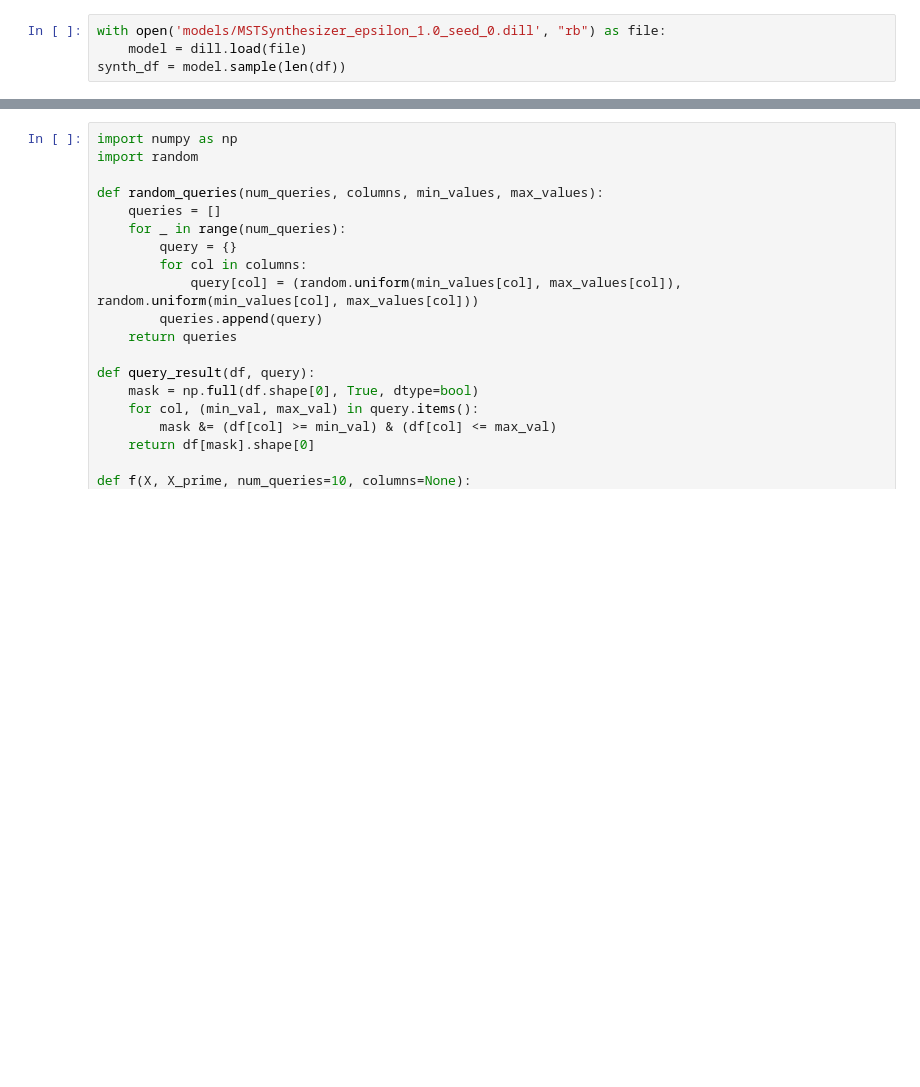
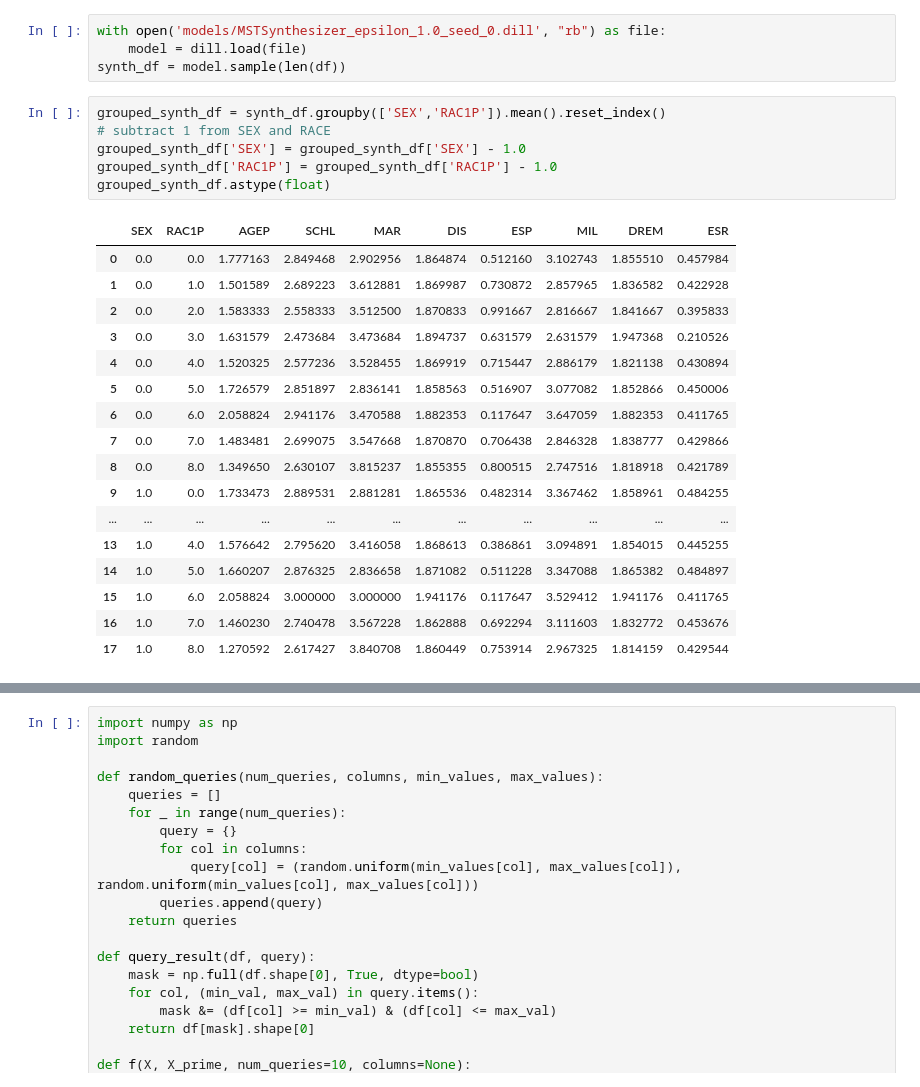
Before and after one commit to lurosenb/stratify_dp, a Jupyter notebook: test.ipynb, the cells around one changed output, grey strips where cells are left out. Drawn from its saved outputs; the diff is of its cells as text; blank space fills up the shorter version.

```diff
--- a/test.ipynb
+++ b/test.ipynb
@@ -28,3 +68,27 @@ synth_df = model.sample(len(df))
 with open('models/MSTSynthesizer_epsilon_1.0_seed_0.dill', "rb") as file:
     model = dill.load(file)
 synth_df = model.sample(len(df))
+# %%
+grouped_synth_df = synth_df.groupby(['SEX','RAC1P']).mean().reset_index()
+# subtract 1 from SEX and RACE
+grouped_synth_df['SEX'] = grouped_synth_df['SEX'] - 1.0
+grouped_synth_df['RAC1P'] = grouped_synth_df['RAC1P'] - 1.0
+grouped_synth_df.astype(float)
+# %% [output]
+|  | SEX | RAC1P | AGEP | SCHL | MAR | DIS | ESP | MIL | DREM | ESR |
+| 0 | 0.0 | 0.0 | 1.777163 | 2.849468 | 2.902956 | 1.864874 | 0.512160 | 3.102743 | 1.855510 | 0.457984 |
+| 1 | 0.0 | 1.0 | 1.501589 | 2.689223 | 3.612881 | 1.869987 | 0.730872 | 2.857965 | 1.836582 | 0.422928 |
+| 2 | 0.0 | 2.0 | 1.583333 | 2.558333 | 3.512500 | 1.870833 | 0.991667 | 2.816667 | 1.841667 | 0.395833 |
+| 3 | 0.0 | 3.0 | 1.631579 | 2.473684 | 3.473684 | 1.894737 | 0.631579 | 2.631579 | 1.947368 | 0.210526 |
+| 4 | 0.0 | 4.0 | 1.520325 | 2.577236 | 3.528455 | 1.869919 | 0.715447 | 2.886179 | 1.821138 | 0.430894 |
+| 5 | 0.0 | 5.0 | 1.726579 | 2.851897 | 2.836141 | 1.858563 | 0.516907 | 3.077082 | 1.852866 | 0.450006 |
+| 6 | 0.0 | 6.0 | 2.058824 | 2.941176 | 3.470588 | 1.882353 | 0.117647 | 3.647059 | 1.882353 | 0.411765 |
+| 7 | 0.0 | 7.0 | 1.483481 | 2.699075 | 3.547668 | 1.870870 | 0.706438 | 2.846328 | 1.838777 | 0.429866 |
+| 8 | 0.0 | 8.0 | 1.349650 | 2.630107 | 3.815237 | 1.855355 | 0.800515 | 2.747516 | 1.818918 | 0.421789 |
+| 9 | 1.0 | 0.0 | 1.733473 | 2.889531 | 2.881281 | 1.865536 | 0.482314 | 3.367462 | 1.858961 | 0.484255 |
+| ... | ... | ... | ... | ... | ... | ... | ... | ... | ... | ... |
+| 13 | 1.0 | 4.0 | 1.576642 | 2.795620 | 3.416058 | 1.868613 | 0.386861 | 3.094891 | 1.854015 | 0.445255 |
+| 14 | 1.0 | 5.0 | 1.660207 | 2.876325 | 2.836658 | 1.871082 | 0.511228 | 3.347088 | 1.865382 | 0.484897 |
+| 15 | 1.0 | 6.0 | 2.058824 | 3.000000 | 3.000000 | 1.941176 | 0.117647 | 3.529412 | 1.941176 | 0.411765 |
+| 16 | 1.0 | 7.0 | 1.460230 | 2.740478 | 3.567228 | 1.862888 | 0.692294 | 3.111603 | 1.832772 | 0.453676 |
+| 17 | 1.0 | 8.0 | 1.270592 | 2.617427 | 3.840708 | 1.860449 | 0.753914 | 2.967325 | 1.814159 | 0.429544 |
```
Also changed, not shown: parts of 15 cells of this notebook, 3 other files.
